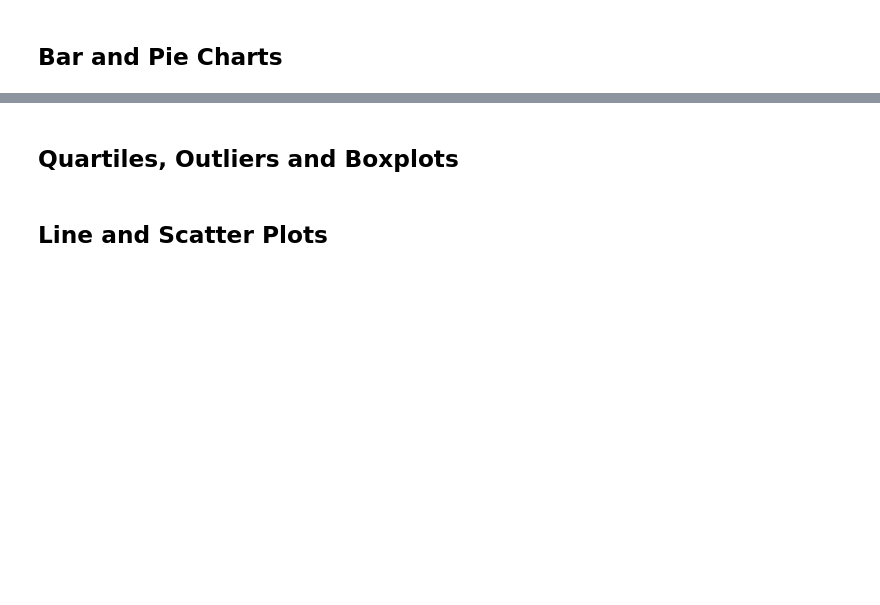
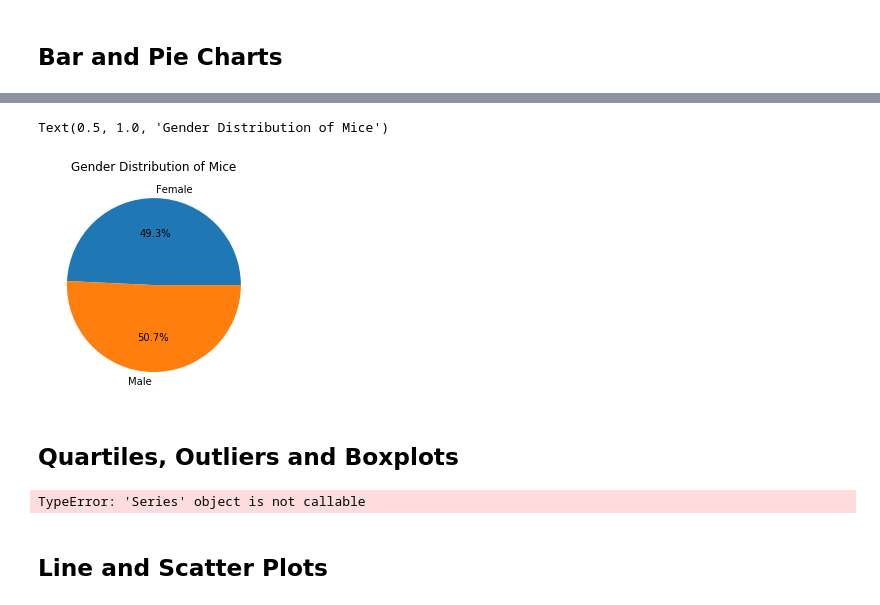
Before and after one commit to debrawu/matplotlib-challenge, a Jupyter notebook: Pymaceuticals/pymaceuticals_starter.ipynb, the cells around one changed output, grey strips where cells are left out. Drawn from its saved outputs; the diff is of its cells as text; code cells hidden in the pictures; blank space fills up the shorter version.

```diff
--- a/Pymaceuticals/pymaceuticals_starter.ipynb
+++ b/Pymaceuticals/pymaceuticals_starter.ipynb
@@ -158,13 +196,39 @@ Text(0, 0.5, 'Number of Mice')
+# %%
+# Generate a pie plot showing the distribution of female versus male mice using pyplot
+
+#find the number of mice per gender
+mice_per_gender = single_mouse.groupby(['Sex']).count()['Mouse ID']
+
+mice_per_gender
+
+labels = ['Female', 'Male']
+counts = [930, 958]
+colors = ['blue', 'orange']
+
+#plot using pandas
+plt.pie(counts, labels=labels, autopct='%1.1f%%')
+
+plt.title('Gender Distribution of Mice')
+# %% [output]
+Text(0.5, 1.0, 'Gender Distribution of Mice')
+[figure, added]
 # %% [markdown]
 ## Quartiles, Outliers and Boxplots
 # %%
 # Calculate the final tumor volume of each mouse across four of the treatment regimens:
+final_tumor_vol = single_mouse.groupby(['Drug Regimen', 'Mouse ID'])['Tumor Volume (mm3)']
+last_values = final_tumor_vol.last()
+
 # Capomulin, Ramicane, Infubinol, and Ceftamin
+
+last_values.loc['Drug Regimen'] == 'Capomulin'
 
 # Start by getting the last (greatest) timepoint for each mouse
 
 
 # Merge this group df with the original dataframe to get the tumor volume at the last timepoint
+# %% [output]
+TypeError: 'Series' object is not callable
 # %%
 # Put treatments into a list for for loop (and later for plot labels)
 
```
Also changed, not shown: parts of 6 cells of this notebook.
